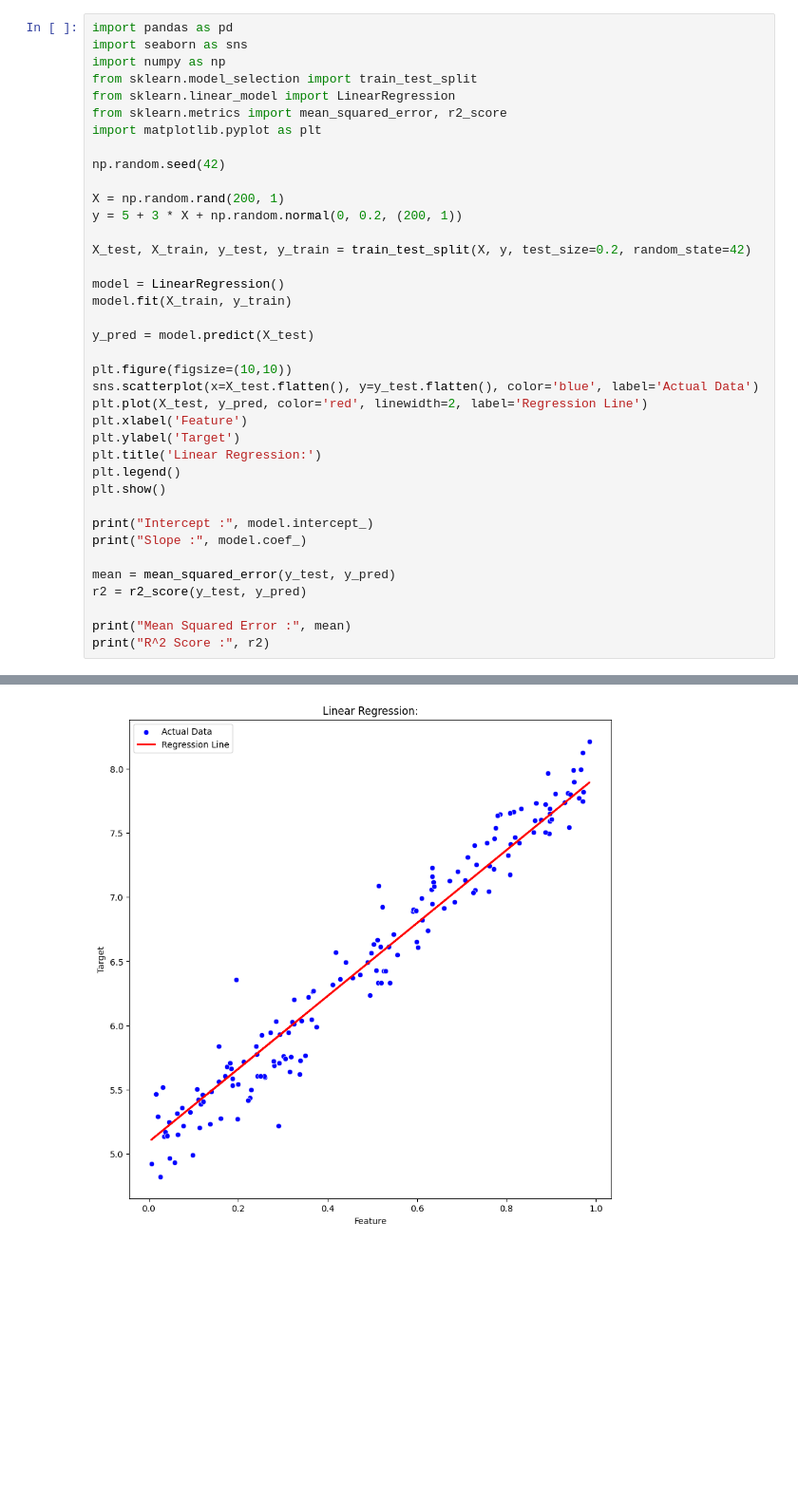
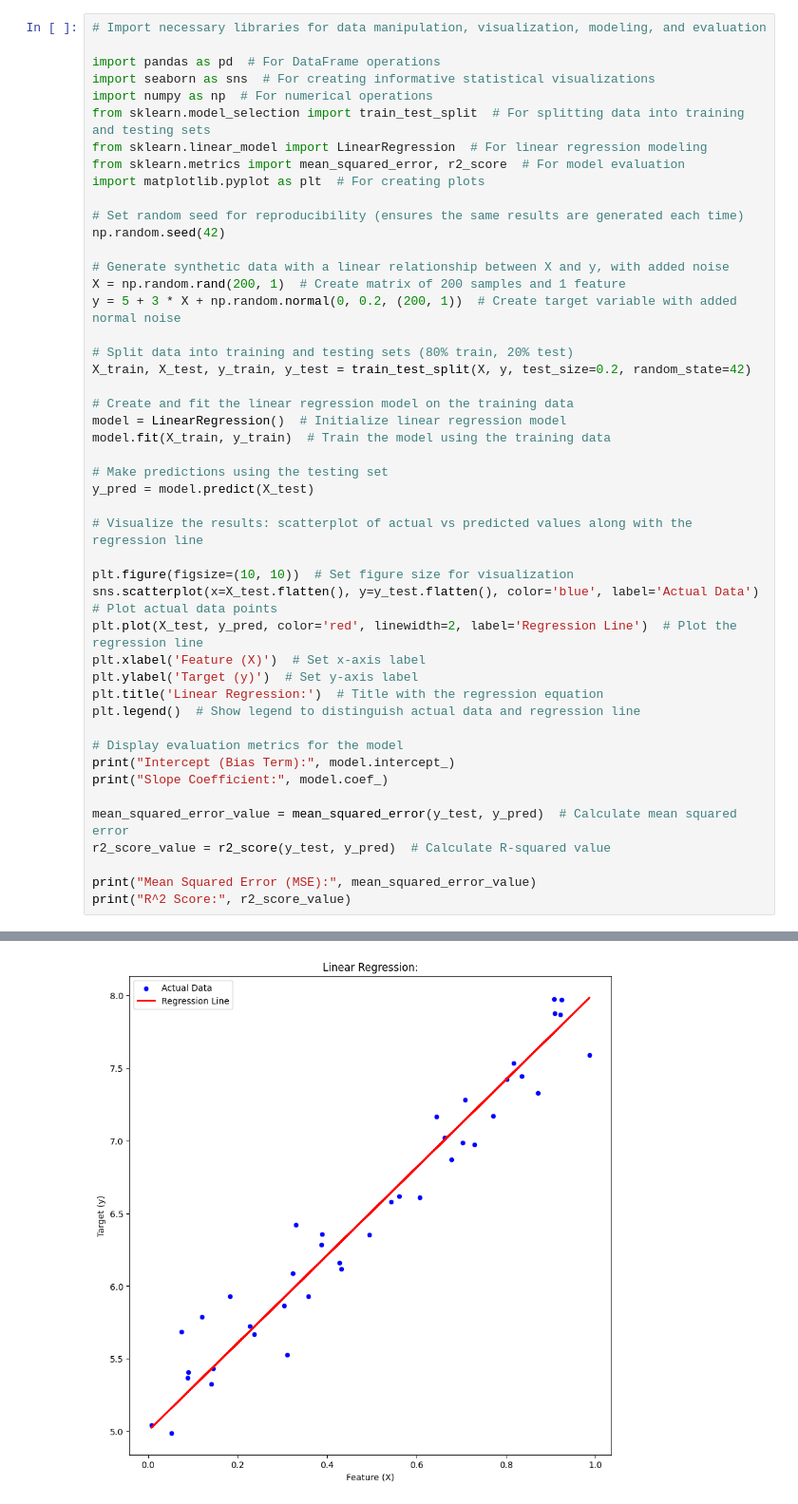
Before and after one commit to HarishBankai/DATA-ANALYSIS-CODE, a Jupyter notebook: Linear_Regression.ipynb, the cells around one changed output, grey strips where cells are left out. Shown at 95% size. Saved outputs shown, nothing was run; the diff lists cells and outputs as text; blank space fills up the shorter version.

```diff
--- a/Linear_Regression.ipynb
+++ b/Linear_Regression.ipynb
@@ -1,41 +1,50 @@
 # %% [markdown]
 <a href="https://colab.research.google.com/github/HarishBankai/DATA-ANALYSIS-CODE/blob/HEATMAP-AND-LINEAR-REGRESSION/Linear_Regression.ipynb" target="_parent"><img src="https://colab.research.google.com/assets/colab-badge.svg" alt="Open In Colab"/></a>
 # %%
-import pandas as pd
-import seaborn as sns
-import numpy as np
-from sklearn.model_selection import train_test_split
-from sklearn.linear_model import LinearRegression
-from sklearn.metrics import mean_squared_error, r2_score
-import matplotlib.pyplot as plt
+# Import necessary libraries for data manipulation, visualization, modeling, and evaluation
 
+import pandas as pd  # For DataFrame operations
+import seaborn as sns  # For creating informative statistical visualizations
+import numpy as np  # For numerical operations
+from sklearn.model_selection import train_test_split  # For splitting data into training and testing sets
+from sklearn.linear_model import LinearRegression  # For linear regression modeling
+from sklearn.metrics import mean_squared_error, r2_score  # For model evaluation
+import matplotlib.pyplot as plt  # For creating plots
+
+# Set random seed for reproducibility (ensures the same results are generated each time)
 np.random.seed(42)
 
-X = np.random.rand(200, 1)
-y = 5 + 3 * X + np.random.normal(0, 0.2, (200, 1))
+# Generate synthetic data with a linear relationship between X and y, with added noise
+X = np.random.rand(200, 1)  # Create matrix of 200 samples and 1 feature
+y = 5 + 3 * X + np.random.normal(0, 0.2, (200, 1))  # Create target variable with added normal noise
 
-X_test, X_train, y_test, y_train = train_test_split(X, y, test_size=0.2, random_state=42)
+# Split data into training and testing sets (80% train, 20% test)
+X_train, X_test, y_train, y_test = train_test_split(X, y, test_size=0.2, random_state=42)
 
-model = LinearRegression()
-model.fit(X_train, y_train)
+# Create and fit the linear regression model on the training data
+model = LinearRegression()  # Initialize linear regression model
+model.fit(X_train, y_train)  # Train the model using the training data
 
+# Make predictions using the testing set
 y_pred = model.predict(X_test)
 
-plt.figure(figsize=(10,10))
-sns.scatterplot(x=X_test.flatten(), y=y_test.flatten(), color='blue', label='Actual Data')
-plt.plot(X_test, y_pred, color='red', linewidth=2, label='Regression Line')
-plt.xlabel('Feature')
-plt.ylabel('Target')
-plt.title('Linear Regression:')
-plt.legend()
-plt.show()
+# Visualize the results: scatterplot of actual vs predicted values along with the regression line
 
-print("Intercept :", model.intercept_)
-print("Slope :", model.coef_)
+plt.figure(figsize=(10, 10))  # Set figure size for visualization
+sns.scatterplot(x=X_test.flatten(), y=y_test.flatten(), color='blue', label='Actual Data')  # Plot actual data points
+plt.plot(X_test, y_pred, color='red', linewidth=2, label='Regression Line')  # Plot the regression line
+plt.xlabel('Feature (X)')  # Set x-axis label
+plt.ylabel('Target (y)')  # Set y-axis label
+plt.title('Linear Regression:')  # Title with the regression equation
+plt.legend()  # Show legend to distinguish actual data and regression line
 
-mean = mean_squared_error(y_test, y_pred)
-r2 = r2_score(y_test, y_pred)
+# Display evaluation metrics for the model
+print("Intercept (Bias Term):", model.intercept_)
+print("Slope Coefficient:", model.coef_)
 
-print("Mean Squared Error :", mean)
-print("R^2 Score :", r2)
+mean_squared_error_value = mean_squared_error(y_test, y_pred)  # Calculate mean squared error
+r2_score_value = r2_score(y_test, y_pred)  # Calculate R-squared value
+
+print("Mean Squared Error (MSE):", mean_squared_error_value)
+print("R^2 Score:", r2_score_value)
 # %% [output]
@@ -42 +55 @@ print("R^2 Score :", r2)
-[figure, old version]
+[figure, new version]
```
Also changed, not shown: parts of 1 cell of this notebook.
